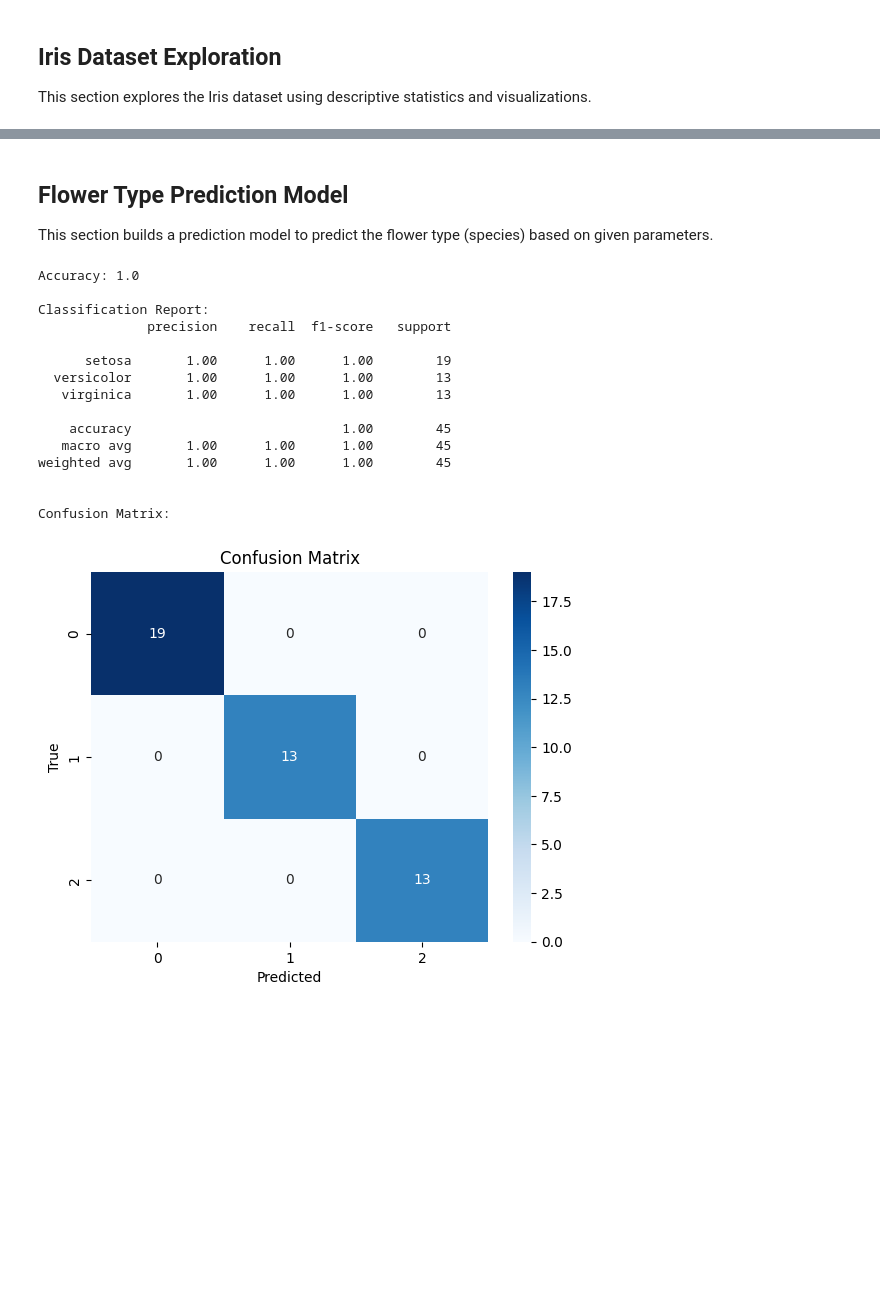
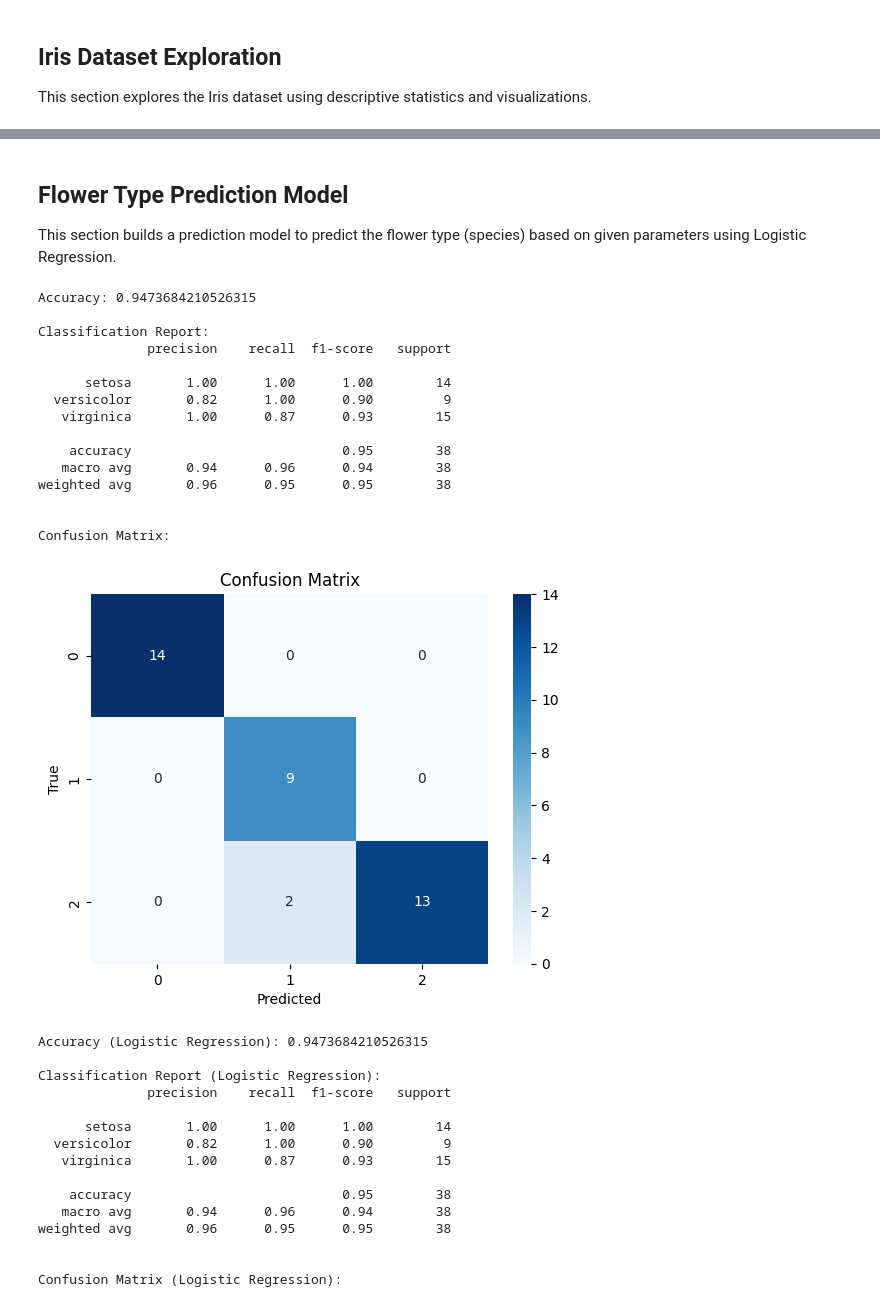
Before and after one commit to user-demo-user/ds_experiments_2, a Jupyter notebook: iris_test.ipynb, the cells around one changed output, grey strips where cells are left out. Saved outputs shown, nothing was run; the diff lists cells and outputs as text; code cells hidden in the pictures; blank space fills up the shorter version.

```diff
--- a/iris_test.ipynb
+++ b/iris_test.ipynb
@@ -160,7 +161,7 @@ Mean, Median and Standard Deviation of Petal Length and Width by Species:
 # %% [markdown]
 ## Flower Type Prediction Model
 
-This section builds a prediction model to predict the flower type (species) based on given parameters.
+This section builds a prediction model to predict the flower type (species) based on given parameters using Logistic Regression.
 # %%
 # prompt: Okay, let's build a prediction model to predict the flower type (species) based on  a random dataset
 
@@ -175,43 +176,82 @@ X = df.drop(['target', 'species'], axis=1)  # Features
 y = df['species']  # Target variable
 
 # Split the data into training and testing sets
-X_train, X_test, y_train, y_test = train_test_split(X, y, test_size=0.3, random_state=42)
+X_train, X_test, y_train, y_test = train_test_split(X, y, test_size=0.25, random_state=45)
 
 # Initialize and train a K-Nearest Neighbors classifier
 knn = KNeighborsClassifier(n_neighbors=3)  # You can adjust the number of neighbors
 knn.fit(X_train, y_train)
 
 # Make predictions on the test set
 y_pred = knn.predict(X_test)
 
 # Evaluate the model
 accuracy = accuracy_score(y_test, y_pred)
 print(f"Accuracy: {accuracy}")
 
 print("\nClassification Report:")
 print(classification_report(y_test, y_pred))
 
 print("\nConfusion Matrix:")
 cm = confusion_matrix(y_test, y_pred)
 sns.heatmap(cm, annot=True, fmt="d", cmap="Blues")
 plt.xlabel("Predicted")
 plt.ylabel("True")
 plt.title("Confusion Matrix")
 plt.show()
+
+# Initialize and train a Logistic Regression model instead of Linear Regression
+from sklearn.linear_model import LogisticRegression
+log_reg = LogisticRegression(max_iter=1000)  # Increased max_iter for convergence
+log_reg.fit(X_train, y_train)
+
+# Make predictions on the test set using Logistic Regression
+y_pred_log_reg = log_reg.predict(X_test)
+
+# Evaluate the Logistic Regression model (e.g., using accuracy)
+accuracy_log_reg = accuracy_score(y_test, y_pred_log_reg)
+print(f"Accuracy (Logistic Regression): {accuracy_log_reg}")
+
+# You can also print the classification report and confusion matrix for Logistic Regression
+print("\nClassification Report (Logistic Regression):")
+print(classification_report(y_test, y_pred_log_reg))
+
+print("\nConfusion Matrix (Logistic Regression):")
+cm_log_reg = confusion_matrix(y_test, y_pred_log_reg)
+sns.heatmap(cm_log_reg, annot=True, fmt="d", cmap="Blues")
+plt.xlabel("Predicted")
+plt.ylabel("True")
+plt.title("Confusion Matrix (Logistic Regression)")
+plt.show()
 # %% [output]
-Accuracy: 1.0
+Accuracy: 0.9473684210526315
 
 Classification Report:
               precision    recall  f1-score   support
 
-      setosa       1.00      1.00      1.00        19
-  versicolor       1.00      1.00      1.00        13
-   virginica       1.00      1.00      1.00        13
+      setosa       1.00      1.00      1.00        14
+  versicolor       0.82      1.00      0.90         9
+   virginica       1.00      0.87      0.93        15
 
-    accuracy                           1.00        45
-   macro avg       1.00      1.00      1.00        45
-weighted avg       1.00      1.00      1.00        45
+    accuracy                           0.95        38
+   macro avg       0.94      0.96      0.94        38
+weighted avg       0.96      0.95      0.95        38
 
 
 Confusion Matrix:
-[figure, old version]
+[figure, new version]
+Accuracy (Logistic Regression): 0.9473684210526315
+
+Classification Report (Logistic Regression):
+              precision    recall  f1-score   support
+
+      setosa       1.00      1.00      1.00        14
+  versicolor       0.82      1.00      0.90         9
+   virginica       1.00      0.87      0.93        15
+
+    accuracy                           0.95        38
+   macro avg       0.94      0.96      0.94        38
+weighted avg       0.96      0.95      0.95        38
+
+
+Confusion Matrix (Logistic Regression):
```
Also changed, not shown: parts of 5 cells of this notebook.
